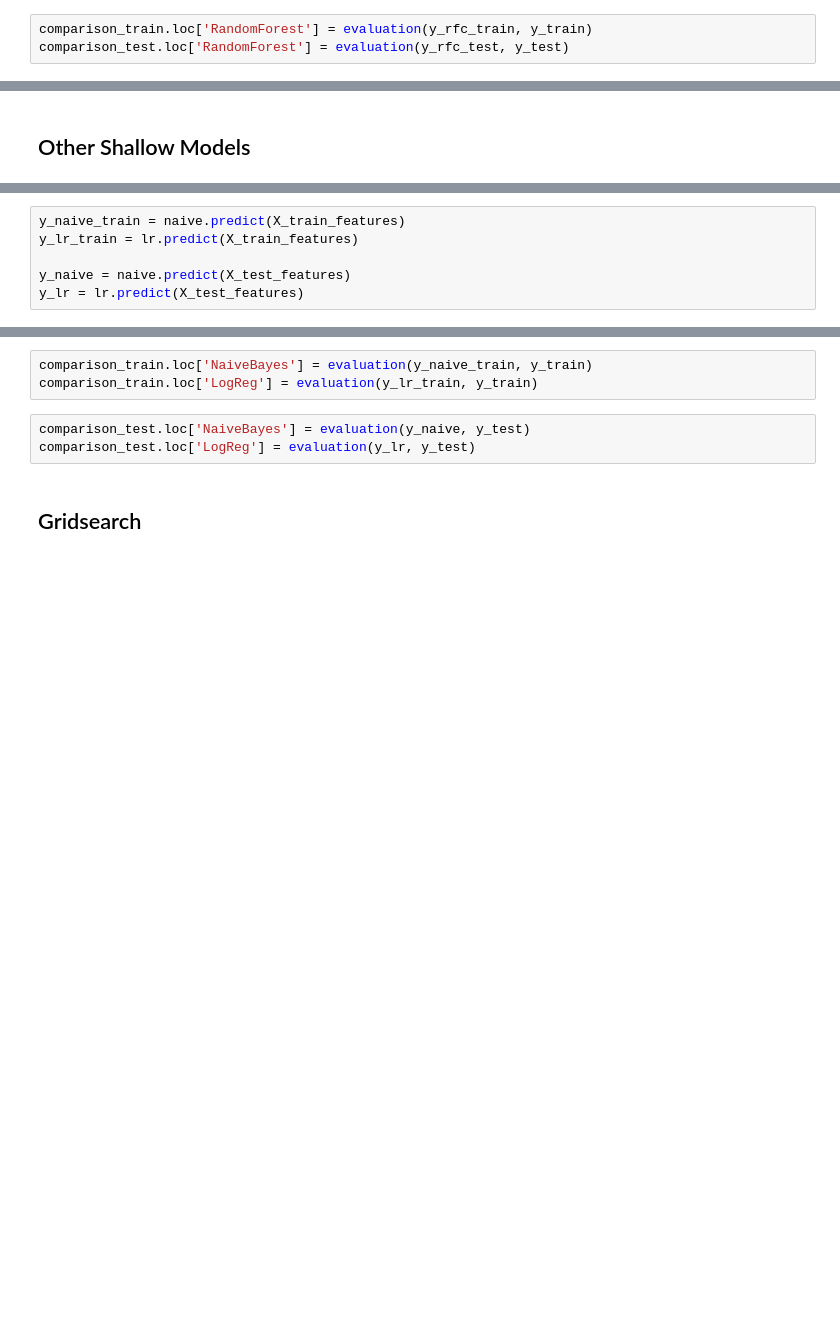
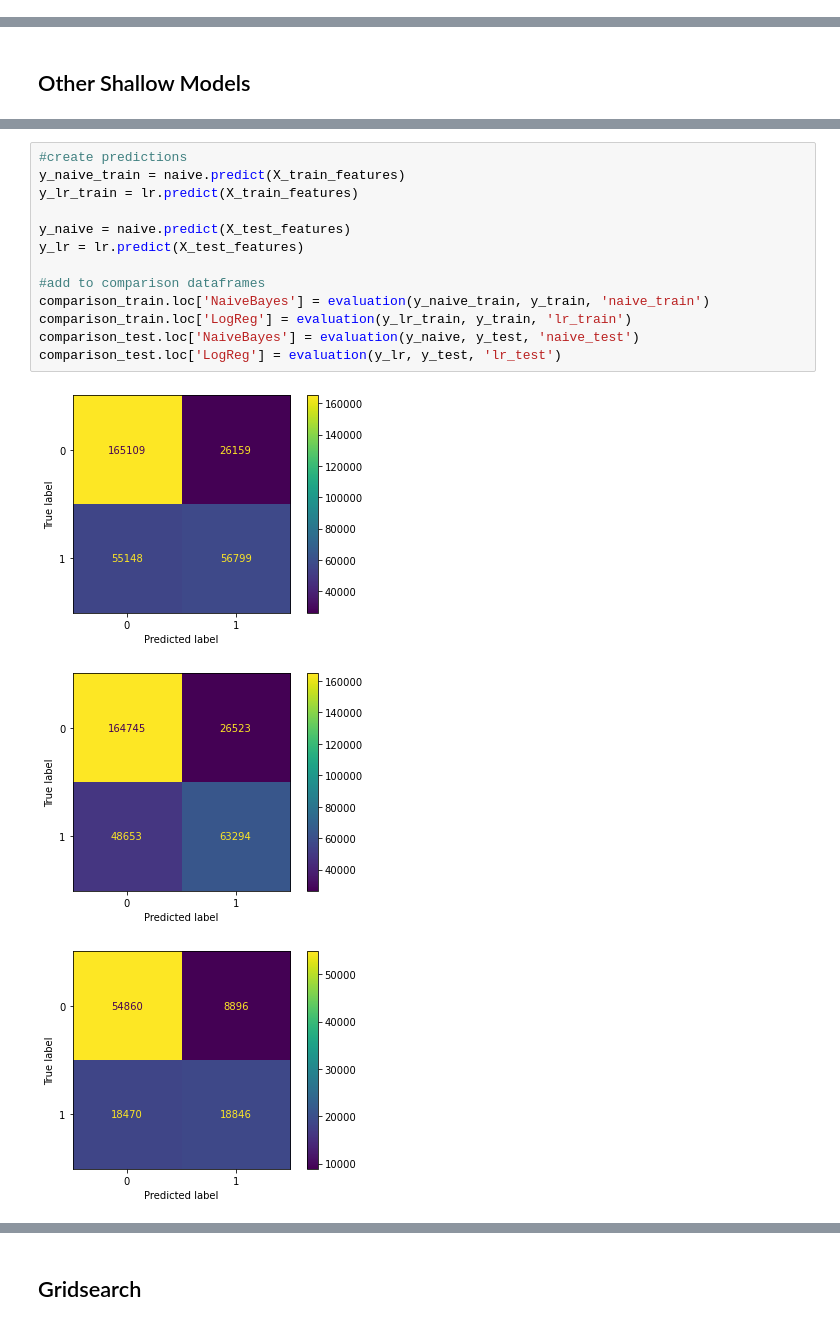
Before and after one commit to fynnweaver/Duplicate_Question_Detection, a Jupyter notebook: Code.ipynb, the cells around one changed output, grey strips where cells are left out. Saved outputs shown, nothing was run; the diff lists cells and outputs as text; blank space fills up the shorter version.

```diff
--- a/Code.ipynb
+++ b/Code.ipynb
@@ -214,5 +223,2 @@ y_rfc_test = rfc_default.predict(X_test_features)
-# %%
-comparison_train.loc['RandomForest'] = evaluation(y_rfc_train, y_train)
-comparison_test.loc['RandomForest'] = evaluation(y_rfc_test, y_test)
 # %%
 rfc_default.get_params()
@@ -229,6 +271,17 @@ lr.fit(X_train_features, y_train)
 # %%
+#create predictions
 y_naive_train = naive.predict(X_train_features)
 y_lr_train = lr.predict(X_train_features)
 
 y_naive = naive.predict(X_test_features)
 y_lr = lr.predict(X_test_features)
+
+#add to comparison dataframes
+comparison_train.loc['NaiveBayes'] = evaluation(y_naive_train, y_train, 'naive_train')
+comparison_train.loc['LogReg'] = evaluation(y_lr_train, y_train, 'lr_train')
+comparison_test.loc['NaiveBayes'] = evaluation(y_naive, y_test, 'naive_test')
+comparison_test.loc['LogReg'] = evaluation(y_lr, y_test, 'lr_test')
+# %% [output]
+[figure, added]
+[figure, added]
+[figure, added]
@@ -235,9 +289,3 @@ y_lr = lr.predict(X_test_features)
-# %%
-comparison_train.loc['NaiveBayes'] = evaluation(y_naive_train, y_train)
-comparison_train.loc['LogReg'] = evaluation(y_lr_train, y_train)
-# %%
-comparison_test.loc['NaiveBayes'] = evaluation(y_naive, y_test)
-comparison_test.loc['LogReg'] = evaluation(y_lr, y_test)
 # %% [markdown]
 ## Gridsearch
 # %%
```
Also changed, not shown: parts of 18 cells of this notebook, 9 other files.
